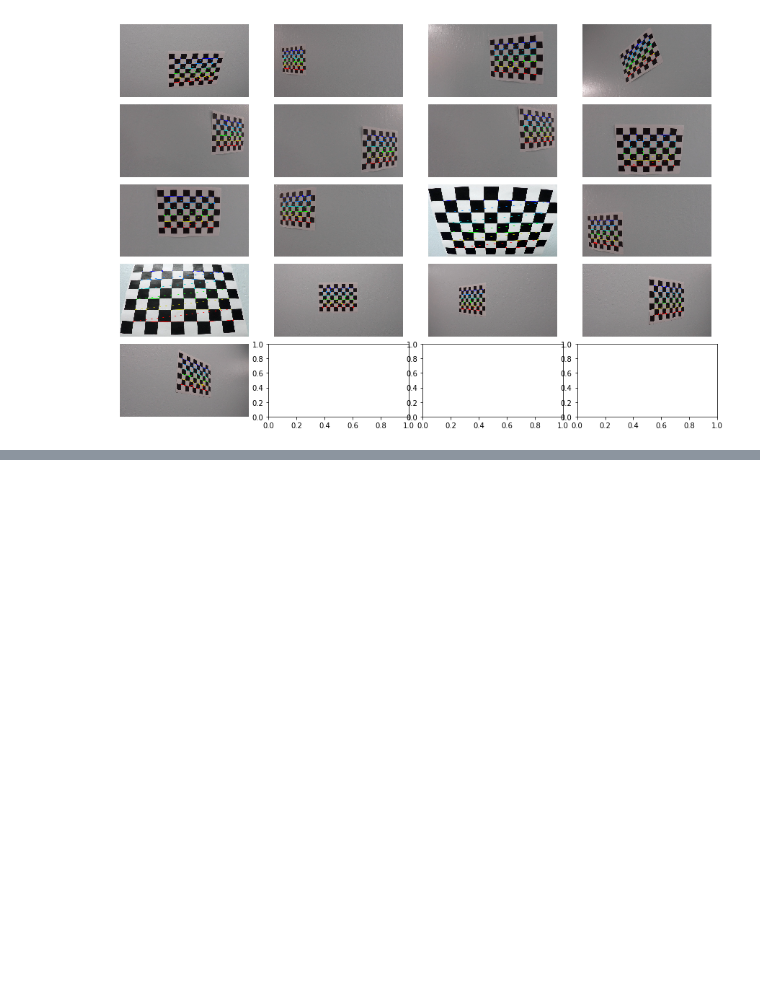
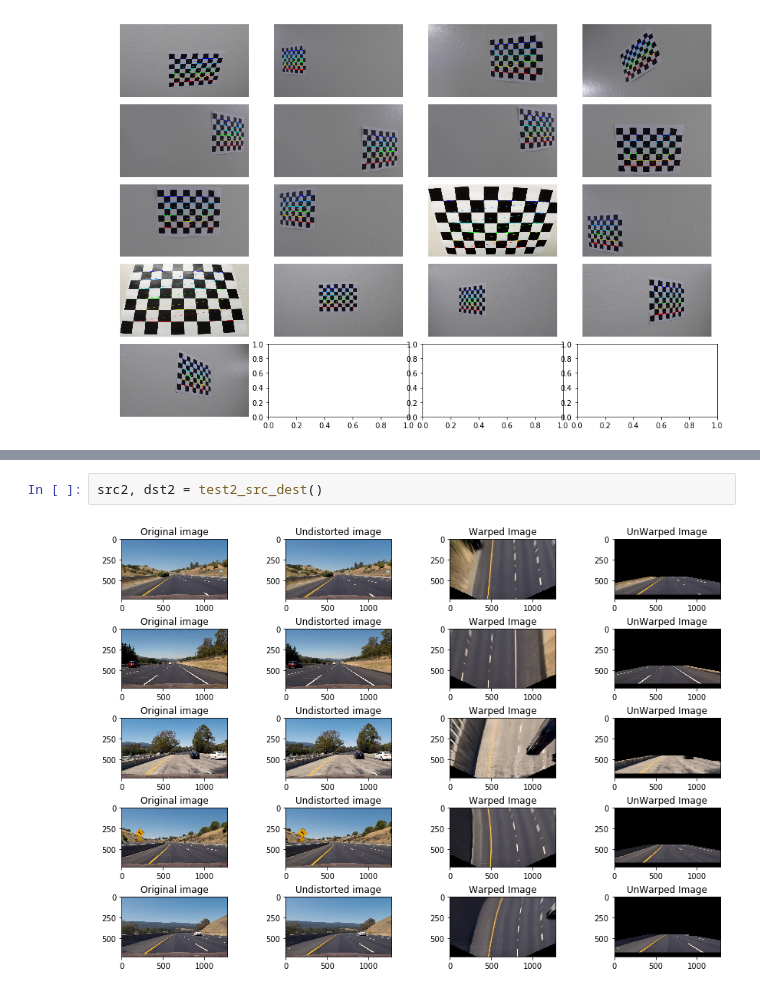
Before and after one commit to gvspraveen/CarND-Advanced-Lane-Lines, a Jupyter notebook: solution.ipynb, the cells around one changed output, grey strips where cells are left out. Saved outputs shown, nothing was run; the diff lists cells and outputs as text; blank space fills up the shorter version.

```diff
--- a/solution.ipynb
+++ b/solution.ipynb
@@ -117,0 +244,4 @@ Text(0.5,1,'UnDistorted Image')
+# %%
+src2, dst2 = test2_src_dest()
+# %% [output]
+[figure, added]
```
Also changed, not shown: parts of 22 cells of this notebook, 1 other file.
